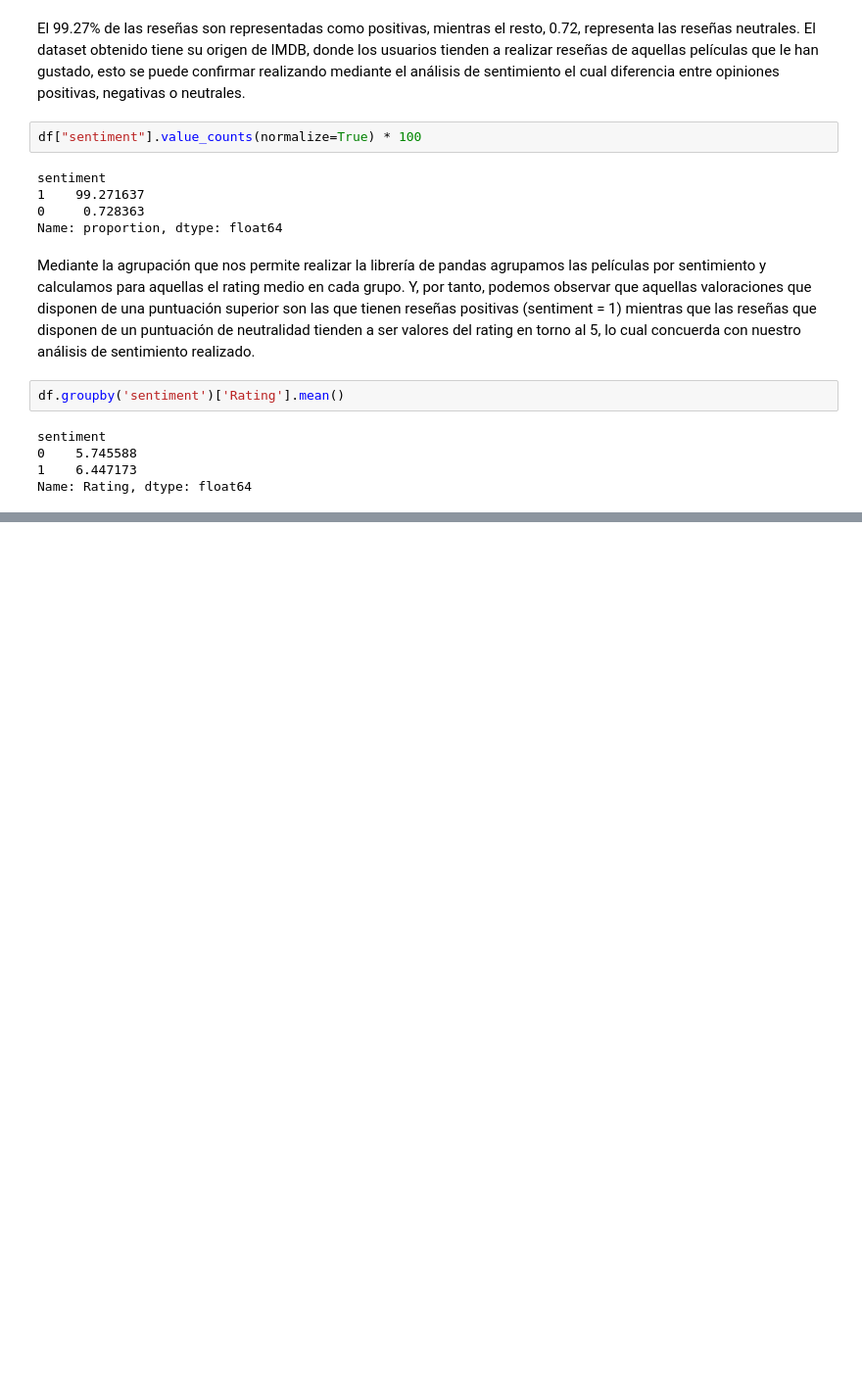
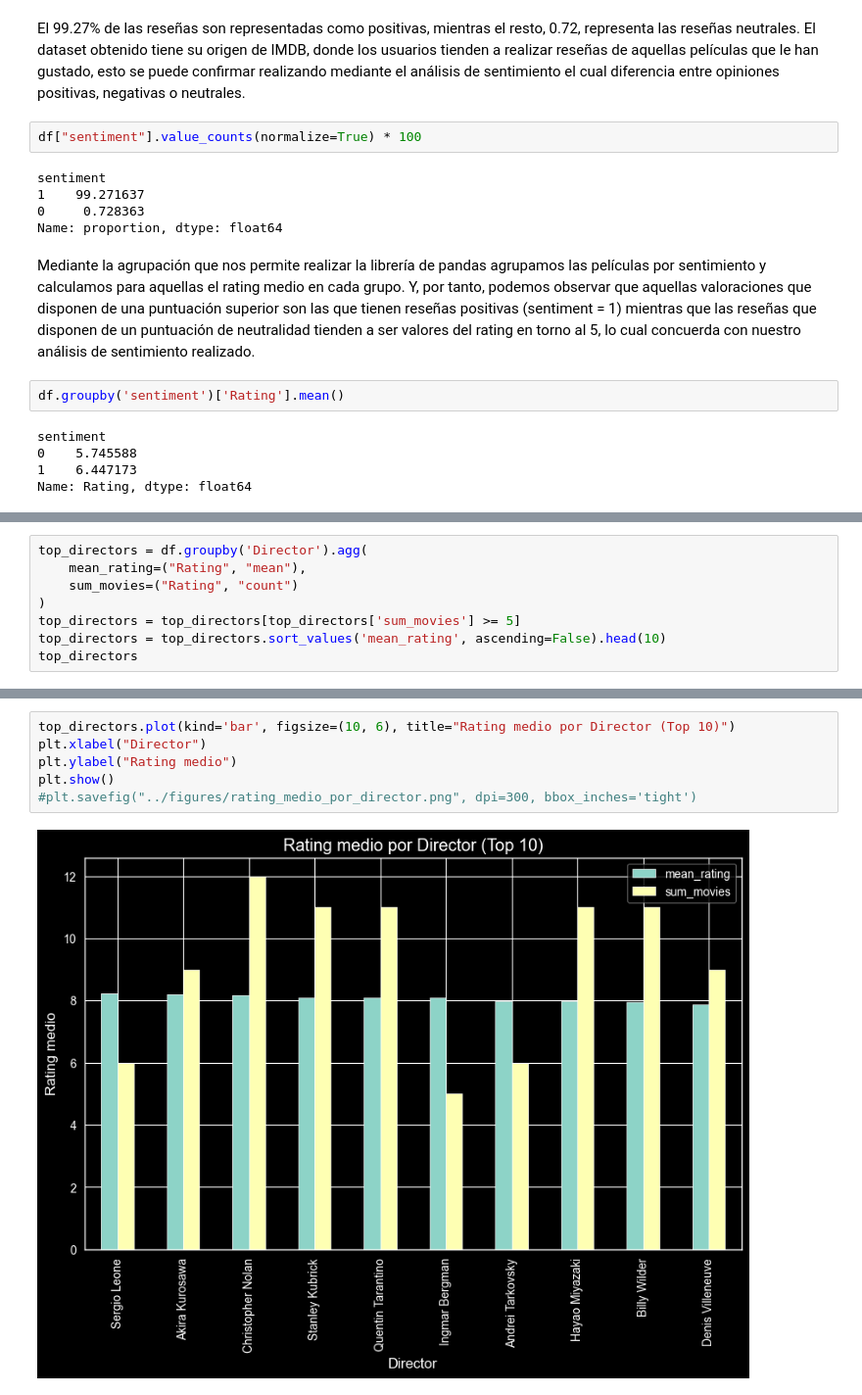
Before and after one commit to jfernandlg/TFG-analisis_dataset, a Jupyter notebook: main/notebooks/02_sentiment_analyzer.ipynb, the cells around one changed output, grey strips where cells are left out. Shown at 98% size. Saved outputs shown, nothing was run; the diff lists cells and outputs as text; blank space fills up the shorter version.

Commit message:
Realizados group by de pandas

```diff
--- a/main/notebooks/02_sentiment_analyzer.ipynb
+++ b/main/notebooks/02_sentiment_analyzer.ipynb
@@ -66,0 +110,8 @@ Name: Rating, dtype: float64
+# %%
+top_directors = df.groupby('Director').agg(
+    mean_rating=("Rating", "mean"),
+    sum_movies=("Rating", "count")
+)
+top_directors = top_directors[top_directors['sum_movies'] >= 5]
+top_directors = top_directors.sort_values('mean_rating', ascending=False).head(10)
+top_directors
@@ -66,0 +131,8 @@ Name: Rating, dtype: float64
+# %%
+top_directors.plot(kind='bar', figsize=(10, 6), title="Rating medio por Director (Top 10)")
+plt.xlabel("Director")
+plt.ylabel("Rating medio")
+plt.show()
+#plt.savefig("../figures/rating_medio_por_director.png", dpi=300, bbox_inches='tight')
+# %% [output]
+[figure, added]
```
Also changed, not shown: parts of 7 cells of this notebook, 3 other files.
